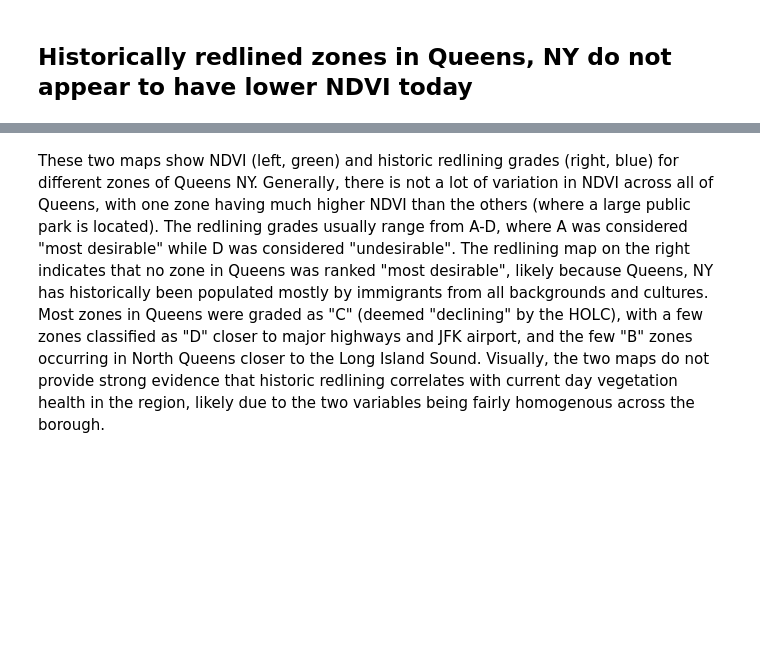
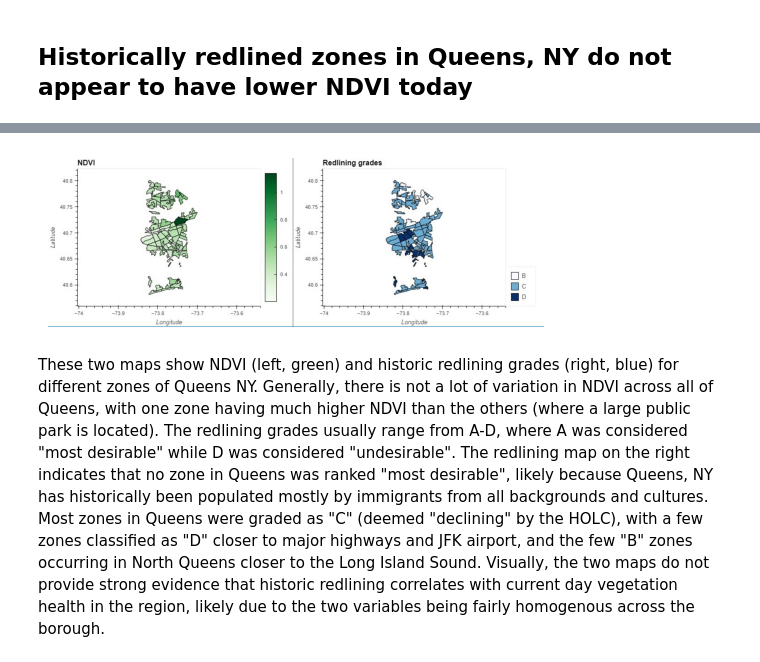
Before and after one commit to earthlab-education/fundamentals-04-redlining-annaposlednik, a Jupyter notebook: notebooks/Queens-redlining.ipynb, the cells around one changed output, grey strips where cells are left out. Saved outputs shown, nothing was run; the diff lists cells and outputs as text; code cells hidden in the pictures; blank space fills up the shorter version.

Commit message:
fixing figures in html

```diff
--- a/notebooks/Queens-redlining.ipynb
+++ b/notebooks/Queens-redlining.ipynb
@@ -37,3 +35,10 @@ Briefly, I defined my study area of Queens, NY and downloaded multispectral rast
+# %%
+img1 = mpimg.imread('fig1.jpg')
+imgplot = plt.imshow(img1)
+plt.axis('off')
+plt.show()
+# %% [output]
+[figure, added]
 # %% [markdown]
 These two maps show NDVI (left, green) and historic redlining grades (right, blue) for different zones of Queens NY. Generally, there is not a lot of variation in NDVI across all of Queens, with one zone having much higher NDVI than the others (where a large public park is located). The redlining grades usually range from A-D, where A was considered "most desirable" while D was considered "undesirable". The redlining map on the right indicates that no zone in Queens was ranked "most desirable", likely because Queens, NY has historically been populated mostly by immigrants from all backgrounds and cultures. Most zones in Queens were graded as "C" (deemed "declining" by the HOLC), with a few zones classified as "D" closer to major highways and JFK airport, and the few "B" zones occurring in North Queens closer to the Long Island Sound. Visually, the two maps do not provide strong evidence that historic redlining correlates with current day vegetation health in the region, likely due to the two variables being fairly homogenous across the borough.
 # %% [markdown]
```
Also changed, not shown: parts of 3 cells of this notebook, 3 other files.
